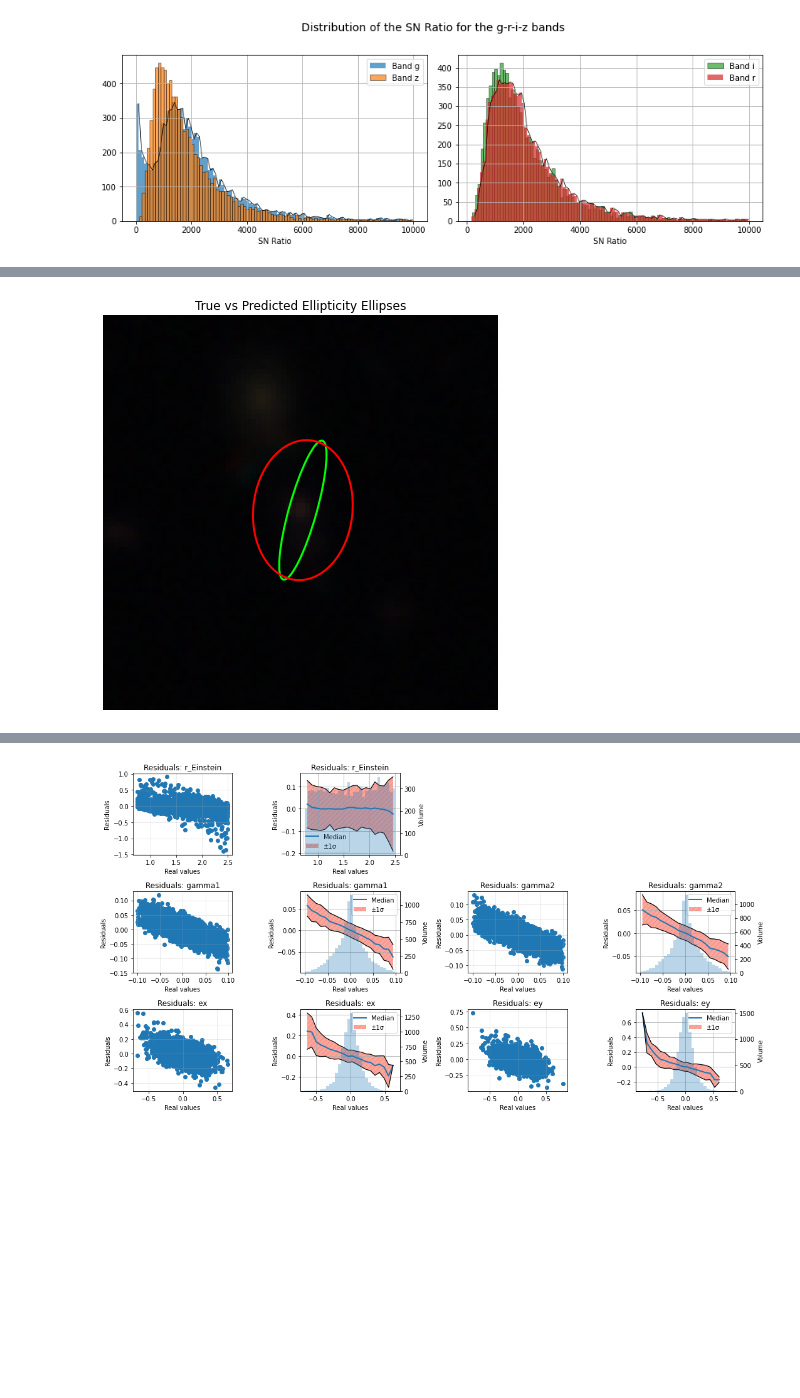
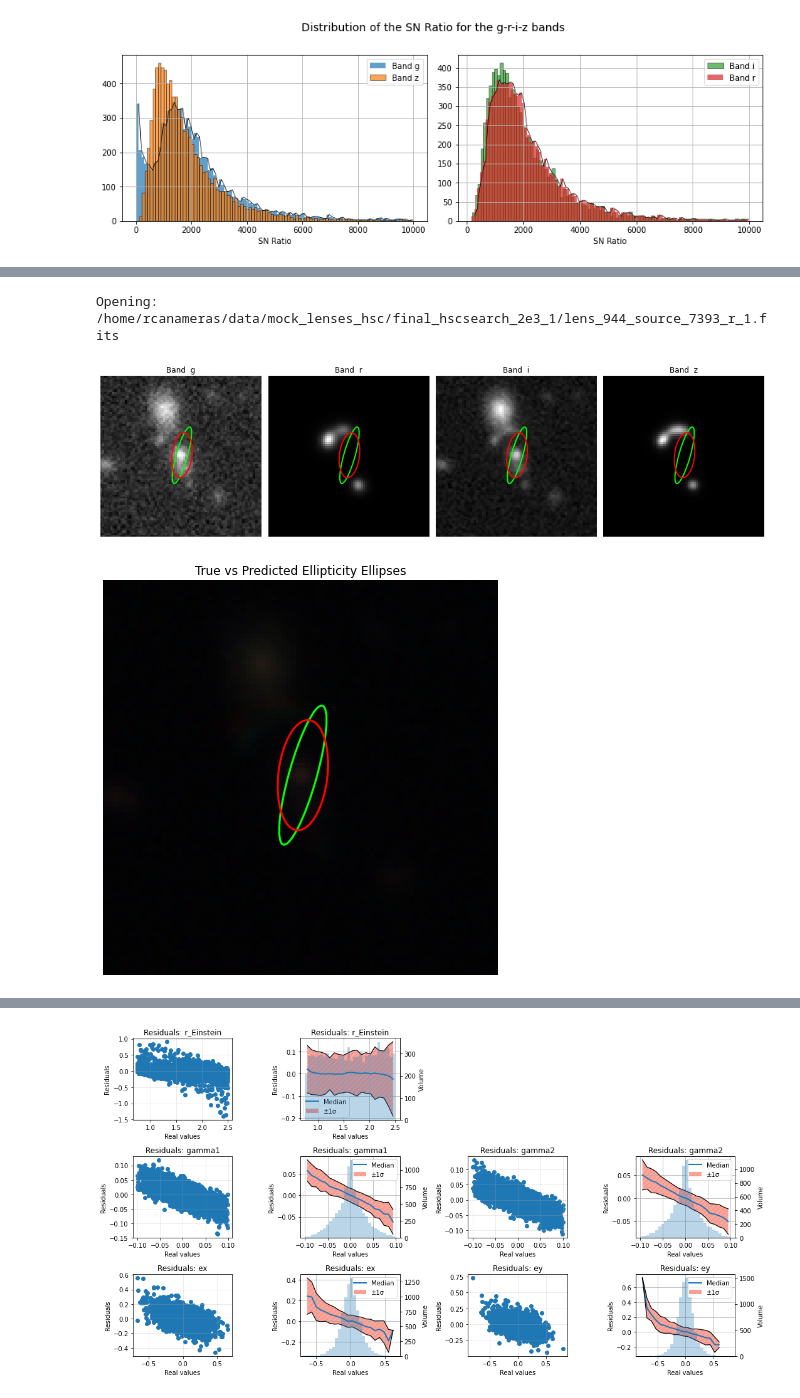
Before and after one commit to matthbatt/Deep-learning-gravitational-lensing, a Jupyter notebook: lensing_UNet_ResNet.ipynb, the cells around one changed output, grey strips where cells are left out. Cells and saved outputs as stored; diff of their text form; code cells hidden in the pictures; blank space fills up the shorter version.

```diff
--- a/lensing_UNet_ResNet.ipynb
+++ b/lensing_UNet_ResNet.ipynb
@@ -356,7 +356,7 @@ device = torch.device("cuda" if torch.cuda.is_available() else "cpu")
 model = model.to(device)
 optimizer = optim.Adam(model.parameters(), lr=1e-5)
 
-checkpoint = torch.load(f"{model.model_name}_13___.pth", map_location=device)
+checkpoint = torch.load(f"{model.model_name}_14eeee.pth", map_location=device)
 
 model.load_state_dict(checkpoint["model"])
 optimizer.load_state_dict(checkpoint["optimizer"])
@@ -1007,16 +1007,6 @@ Opening: /home/rcanameras/data/mock_lenses_hsc/final_hscsearch_2e3_1/lens_944_so
 import numpy as np
 import matplotlib.pyplot as plt
 from matplotlib.patches import Ellipse
-
-plt.figure(figsize=(6,6))
-ax = plt.gca()
-
-# Show the RGB image
-ax.imshow(rgb, origin='lower')
-
-# Image center
-H, W = img.shape
-cx, cy = W/2, H/2
 
 # -----------------------------
 # Helper: convert (ex, ey) → ellipse parameters
@@ -1029,46 +1019,87 @@ def ellipticity_to_axes(ex, ey, a_scale):
     b = a * q                             # semi-minor axis
     return a, b, np.degrees(phi)
 
+H, W = img.shape
+cx, cy = W/2, H/2
+
 # -----------------------------
 # TRUE ellipse
 # -----------------------------
 ex_t = y_true_denorm[pos,3]
 ey_t = y_true_denorm[pos,4]
 a_scale_true = y_true_denorm[pos,0] / 0.168   # same scale as your circle
 
 a_t, b_t, phi_t = ellipticity_to_axes(ex_t, ey_t, a_scale_true)
 
-ellipse_true = Ellipse(
-    (cx, cy), width=2*a_t, height=2*b_t,
-    angle=phi_t, edgecolor='lime', facecolor='none', linewidth=2
-)
-ax.add_patch(ellipse_true)
-
 # -----------------------------
 # PRED ellipse
 # -----------------------------
 ex_p = y_pred_denorm[pos,3]
 ey_p = y_pred_denorm[pos,4]
 a_scale_pred = y_pred_denorm[pos,0] / 0.168
+a_p, b_p, phi_p = ellipticity_to_axes(ex_p, ey_p, a_scale_pred)
 
-a_p, b_p, phi_p = ellipticity_to_axes(ex_p, ey_p, a_scale_pred)
+
+folder = "/home/rcanameras/data/mock_lenses_hsc"
+file = os.path.join(folder, loc)
+print("Opening:", file)
+
+with fits.open(file) as hdul:
+    images = [hdul[i].data for i in range(1, len(hdul))]
+
+fig, axes = plt.subplots(1, 4, figsize=(15, 10))
+bandes = ['g', 'r', 'i', 'z']
+
+w1, w2 = 80, 160 # image will be of dimension w2-w1 x w2-w1
+
+for ax, img, idx in zip(axes.ravel(), images, range(1, len(images)+1, 2)):
+    img = img[w1:-w1,w1:-w1]
+    im = ax.imshow(img, origin='lower', cmap='gray')
+#     fig.colorbar(im, ax=ax)
+    ax.set_title(f"Band  {bandes[idx//2]}")
+    ax.axis('off')
+
+    ellipse_true = Ellipse(
+    (cx, cy), width=2*a_t, height=2*b_t,
+    angle=phi_t, edgecolor='lime', facecolor='none', linewidth=2)
+    ax.add_patch(ellipse_true)
+
+    ellipse_pred = Ellipse(
+        (cx, cy), width=2*a_p, height=2*b_p,
+        angle=phi_p, edgecolor='red', facecolor='none', linewidth=2
+    )
+    ax.add_patch(ellipse_pred)
+
+plt.tight_layout()
+plt.show()
+
+
+plt.figure(figsize=(6,6))
+ax = plt.gca()
+# Show the RGB image
+ax.imshow(rgb, origin='lower')
+
+ellipse_true = Ellipse(
+    (cx, cy), width=2*a_t, height=2*b_t,
+    angle=phi_t, edgecolor='lime', facecolor='none', linewidth=2
+)
+ax.add_patch(ellipse_true)
 
 ellipse_pred = Ellipse(
     (cx, cy), width=2*a_p, height=2*b_p,
     angle=phi_p, edgecolor='red', facecolor='none', linewidth=2
 )
 ax.add_patch(ellipse_pred)
 
-# -----------------------------
-# Display
-# -----------------------------
 ax.set_aspect('equal')
 plt.title("True vs Predicted Ellipticity Ellipses")
 plt.axis('off')
 plt.tight_layout()
 plt.show()
 # %% [output]
+Opening: /home/rcanameras/data/mock_lenses_hsc/final_hscsearch_2e3_1/lens_944_source_7393_r_1.fits
-[figure, old version]
+[figure, new version]
+[figure, added]
 # %%
 import matplotlib.pyplot as plt
 import numpy as np
```
Also changed, not shown: parts of 10 cells of this notebook, 1 other file.
